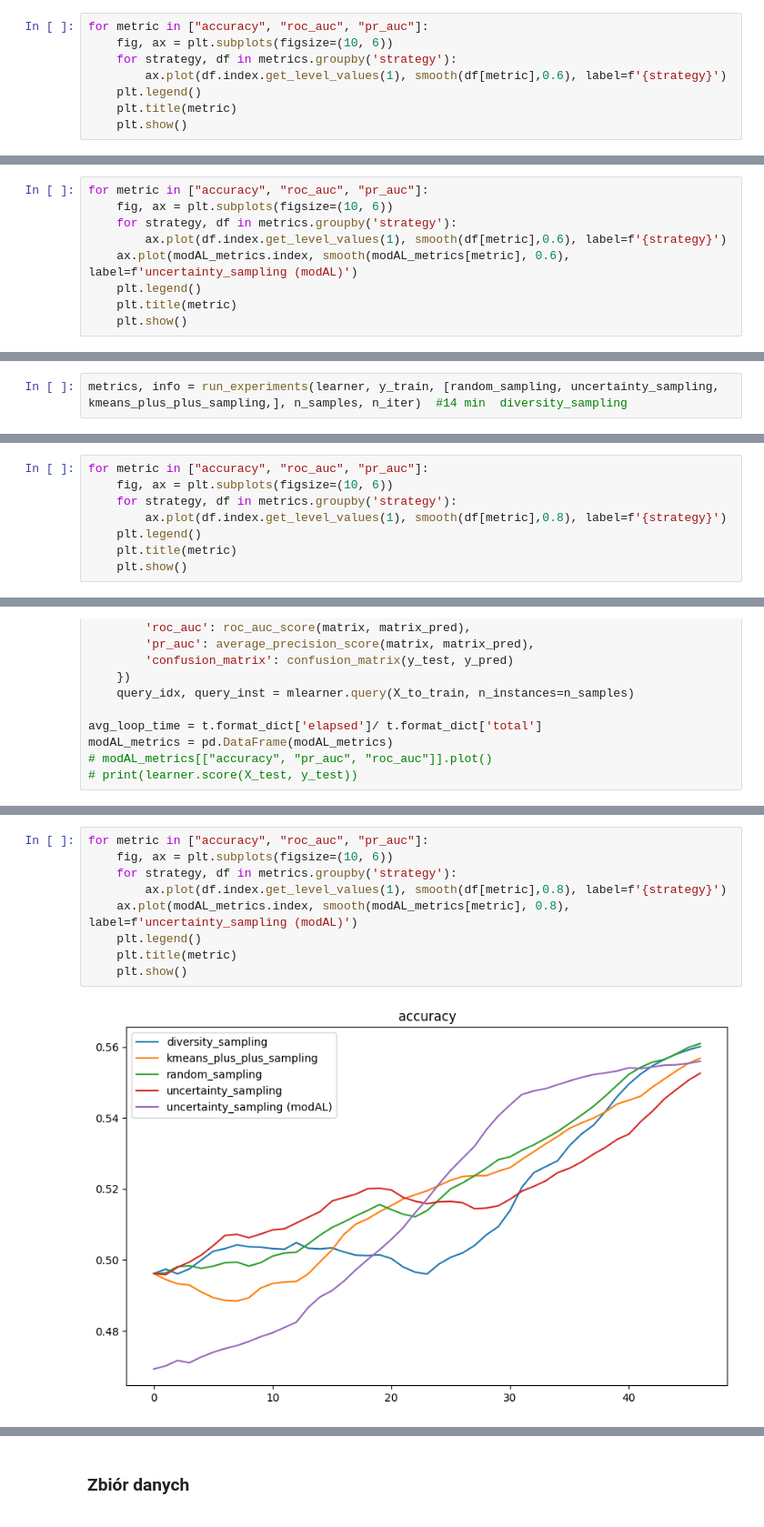
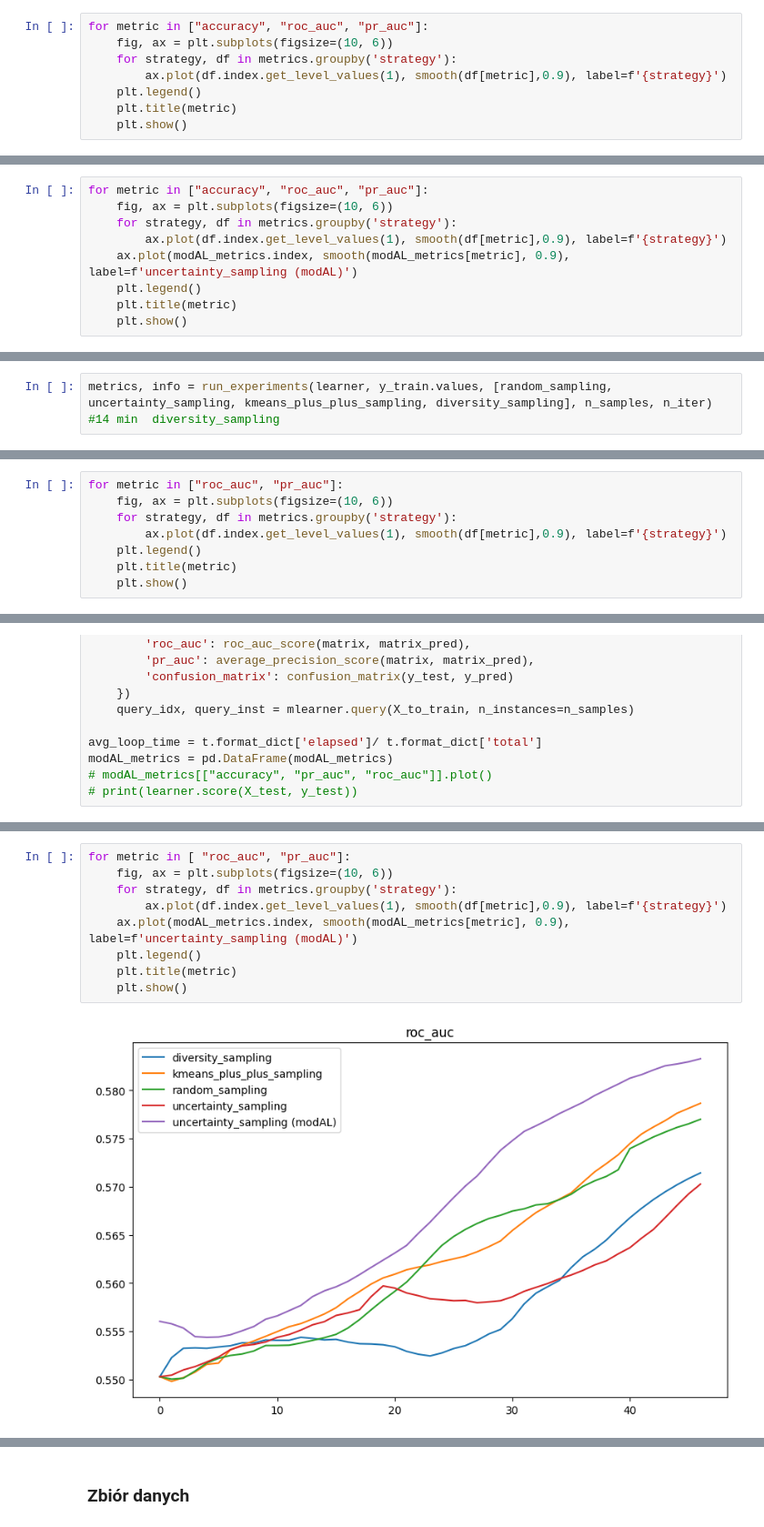
Before and after one commit to kzkwoka/active_learning_module, a Jupyter notebook: active_learning.ipynb, the cells around one changed output, grey strips where cells are left out. Shown at 91% size. Saved outputs shown, nothing was run; the diff lists cells and outputs as text.

```diff
--- a/active_learning.ipynb
+++ b/active_learning.ipynb
@@ -131,7 +201,7 @@ One training loop with <function uncertainty_sampling at 0x...> takes approx. 0.
 for metric in ["accuracy", "roc_auc", "pr_auc"]:
     fig, ax = plt.subplots(figsize=(10, 6))
     for strategy, df in metrics.groupby('strategy'):
-        ax.plot(df.index.get_level_values(1), smooth(df[metric],0.6), label=f'{strategy}')
+        ax.plot(df.index.get_level_values(1), smooth(df[metric],0.9), label=f'{strategy}')
     plt.legend()
     plt.title(metric)
     plt.show()
@@ -187,8 +257,8 @@ f"One training loop with uncertainty_sampling from modAL takes approx. {round(av
 for metric in ["accuracy", "roc_auc", "pr_auc"]:
     fig, ax = plt.subplots(figsize=(10, 6))
     for strategy, df in metrics.groupby('strategy'):
-        ax.plot(df.index.get_level_values(1), smooth(df[metric],0.6), label=f'{strategy}')
-    ax.plot(modAL_metrics.index, smooth(modAL_metrics[metric], 0.6), label=f'uncertainty_sampling (modAL)')
+        ax.plot(df.index.get_level_values(1), smooth(df[metric],0.9), label=f'{strategy}')
+    ax.plot(modAL_metrics.index, smooth(modAL_metrics[metric], 0.9), label=f'uncertainty_sampling (modAL)')
     plt.legend()
     plt.title(metric)
     plt.show()
@@ -261,7 +337,7 @@ learner = ActiveModule(estimator=KNeighborsClassifier,
 n_samples = 100
 n_iter = math.ceil((X_train.shape[0] - initial_idx.shape[0])/n_samples)
 # %%
-metrics, info = run_experiments(learner, y_train, [random_sampling, uncertainty_sampling, kmeans_plus_plus_sampling,], n_samples, n_iter)  #14 min  diversity_sampling
+metrics, info = run_experiments(learner, y_train.values, [random_sampling, uncertainty_sampling, kmeans_plus_plus_sampling, diversity_sampling], n_samples, n_iter)  #14 min  diversity_sampling
 # %%
 for i in info:
     print(i)
@@ -273,8 +349,8 @@ One training loop with diversity_sampling takes approx. 18.42s
 # %%
-for metric in ["accuracy", "roc_auc", "pr_auc"]:
+for metric in ["roc_auc", "pr_auc"]:
     fig, ax = plt.subplots(figsize=(10, 6))
     for strategy, df in metrics.groupby('strategy'):
-        ax.plot(df.index.get_level_values(1), smooth(df[metric],0.8), label=f'{strategy}')
+        ax.plot(df.index.get_level_values(1), smooth(df[metric],0.9), label=f'{strategy}')
     plt.legend()
     plt.title(metric)
     plt.show()
@@ -329,11 +404,11 @@ f"One training loop with uncertainty_sampling from modAL takes approx. {round(av
 # %%
-for metric in ["accuracy", "roc_auc", "pr_auc"]:
+for metric in [ "roc_auc", "pr_auc"]:
     fig, ax = plt.subplots(figsize=(10, 6))
     for strategy, df in metrics.groupby('strategy'):
-        ax.plot(df.index.get_level_values(1), smooth(df[metric],0.8), label=f'{strategy}')
-    ax.plot(modAL_metrics.index, smooth(modAL_metrics[metric], 0.8), label=f'uncertainty_sampling (modAL)')
+        ax.plot(df.index.get_level_values(1), smooth(df[metric],0.9), label=f'{strategy}')
+    ax.plot(modAL_metrics.index, smooth(modAL_metrics[metric], 0.9), label=f'uncertainty_sampling (modAL)')
     plt.legend()
     plt.title(metric)
     plt.show()
 # %% [output]
-[figure, old version]
+[figure, new version]
```
Also changed, not shown: parts of 40 cells of this notebook.
